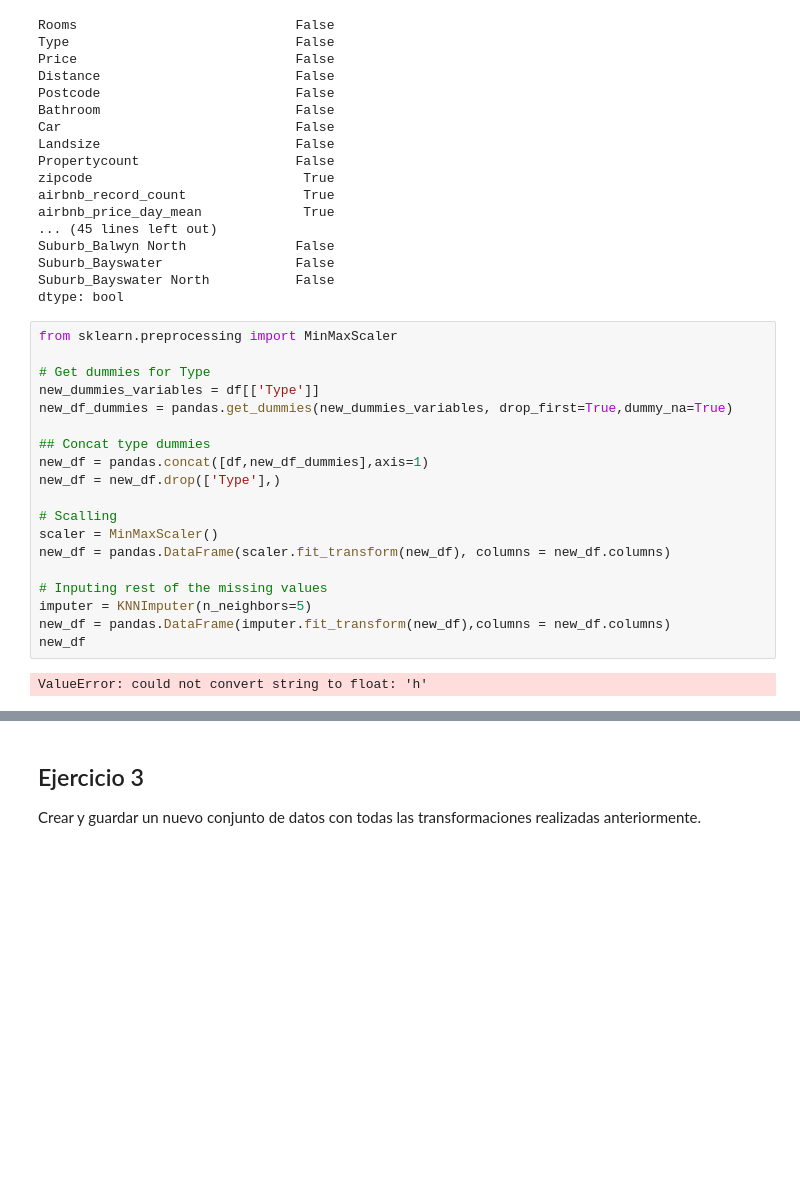
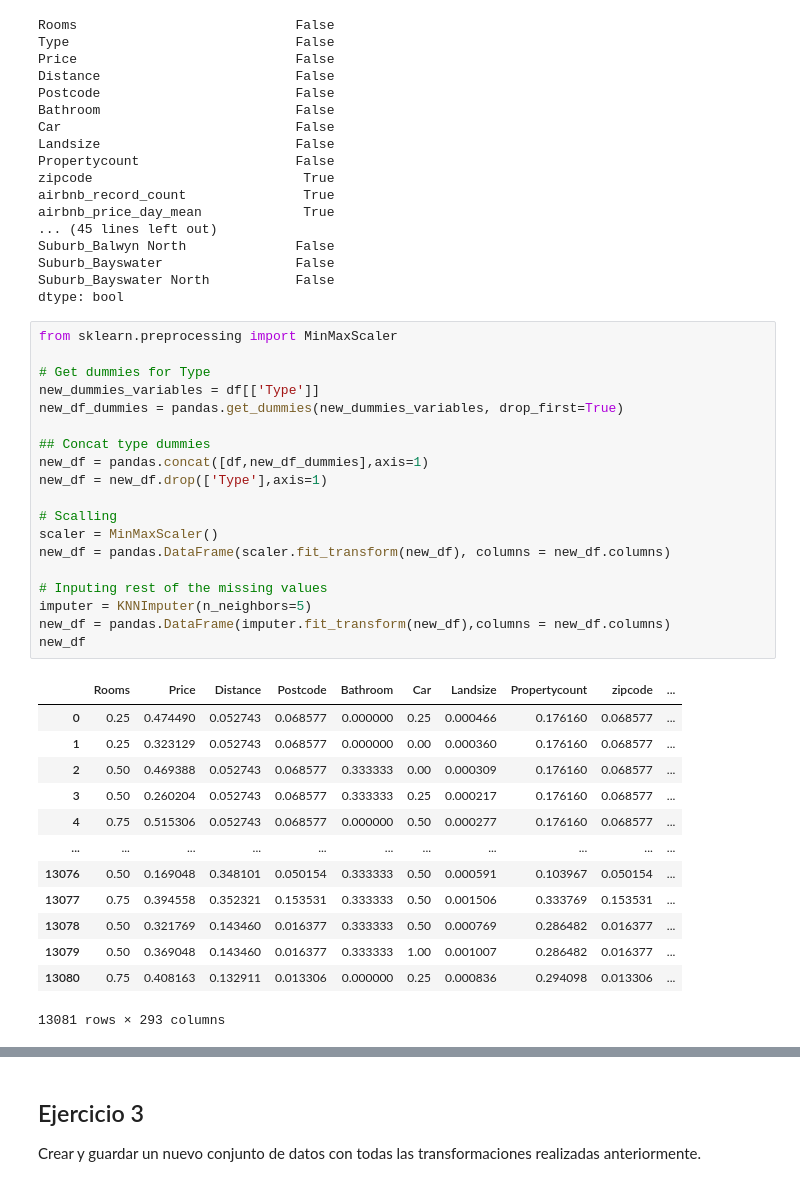
Before and after one commit to eliasexequiel/diplodatos, a Jupyter notebook: 02_analisis_y_curacion/Entreg_Parte_1_AMB.ipynb, the cells around one changed output, grey strips where cells are left out. Drawn from its saved outputs; the diff is of its cells as text; blank space fills up the shorter version.

```diff
--- a/02_analisis_y_curacion/Entreg_Parte_1_AMB.ipynb
+++ b/02_analisis_y_curacion/Entreg_Parte_1_AMB.ipynb
@@ -822,23 +822,35 @@ dtype: bool
 # %%
 from sklearn.preprocessing import MinMaxScaler
 
 # Get dummies for Type
 new_dummies_variables = df[['Type']]
-new_df_dummies = pandas.get_dummies(new_dummies_variables, drop_first=True,dummy_na=True)
+new_df_dummies = pandas.get_dummies(new_dummies_variables, drop_first=True)
 
 ## Concat type dummies
 new_df = pandas.concat([df,new_df_dummies],axis=1)
-new_df = new_df.drop(['Type'],)
+new_df = new_df.drop(['Type'],axis=1)
 
 # Scalling
 scaler = MinMaxScaler()
 new_df = pandas.DataFrame(scaler.fit_transform(new_df), columns = new_df.columns)
 
 # Inputing rest of the missing values
 imputer = KNNImputer(n_neighbors=5)
 new_df = pandas.DataFrame(imputer.fit_transform(new_df),columns = new_df.columns)
 new_df
 # %% [output]
+|  | Rooms | Price | Distance | Postcode | Bathroom | Car | Landsize | Propertycount | zipcode | ... |
+| 0 | 0.25 | 0.474490 | 0.052743 | 0.068577 | 0.000000 | 0.25 | 0.000466 | 0.176160 | 0.068577 | ... |
+| 1 | 0.25 | 0.323129 | 0.052743 | 0.068577 | 0.000000 | 0.00 | 0.000360 | 0.176160 | 0.068577 | ... |
+| 2 | 0.50 | 0.469388 | 0.052743 | 0.068577 | 0.333333 | 0.00 | 0.000309 | 0.176160 | 0.068577 | ... |
+| 3 | 0.50 | 0.260204 | 0.052743 | 0.068577 | 0.333333 | 0.25 | 0.000217 | 0.176160 | 0.068577 | ... |
+| 4 | 0.75 | 0.515306 | 0.052743 | 0.068577 | 0.000000 | 0.50 | 0.000277 | 0.176160 | 0.068577 | ... |
+| ... | ... | ... | ... | ... | ... | ... | ... | ... | ... | ... |
+| 13076 | 0.50 | 0.169048 | 0.348101 | 0.050154 | 0.333333 | 0.50 | 0.000591 | 0.103967 | 0.050154 | ... |
+| 13077 | 0.75 | 0.394558 | 0.352321 | 0.153531 | 0.333333 | 0.50 | 0.001506 | 0.333769 | 0.153531 | ... |
+| 13078 | 0.50 | 0.321769 | 0.143460 | 0.016377 | 0.333333 | 0.50 | 0.000769 | 0.286482 | 0.016377 | ... |
+| 13079 | 0.50 | 0.369048 | 0.143460 | 0.016377 | 0.333333 | 1.00 | 0.001007 | 0.286482 | 0.016377 | ... |
+| 13080 | 0.75 | 0.408163 | 0.132911 | 0.013306 | 0.000000 | 0.25 | 0.000836 | 0.294098 | 0.013306 | ... |
-ValueError: could not convert string to float: 'h'
+13081 rows × 293 columns
 # %%
 new_df.isna().any().head(60)
```
Also changed, not shown: parts of 4 cells of this notebook, 2 other files.
